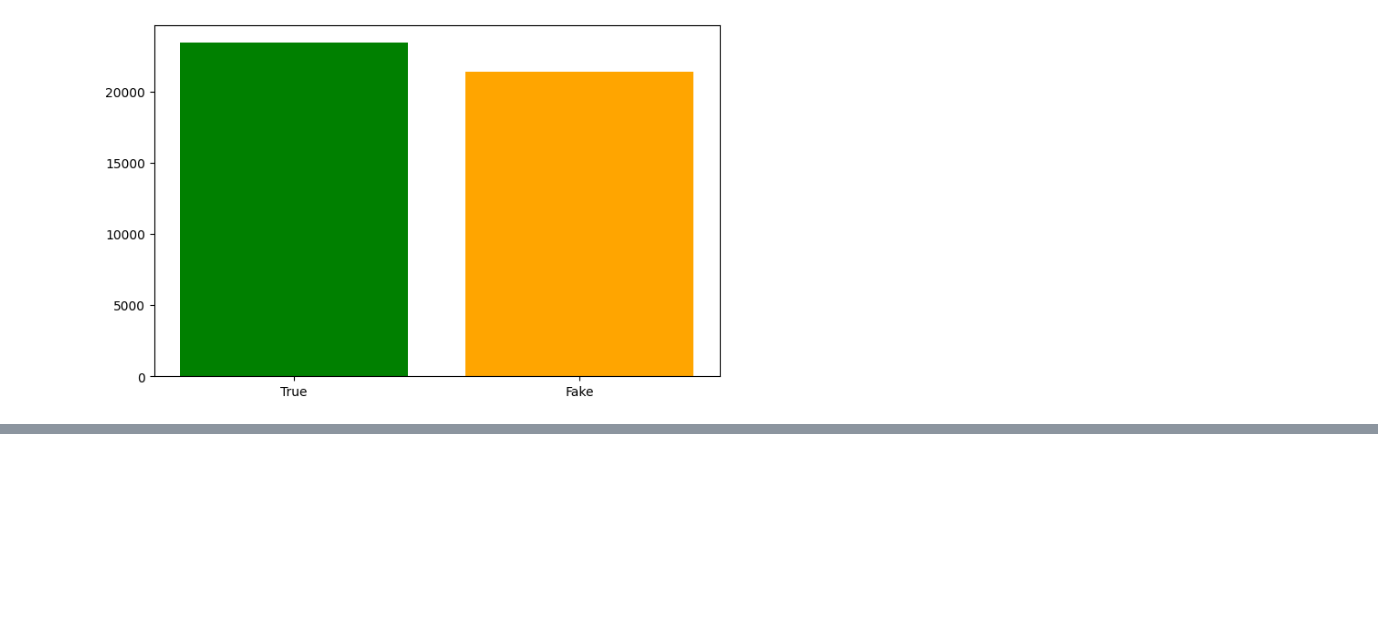
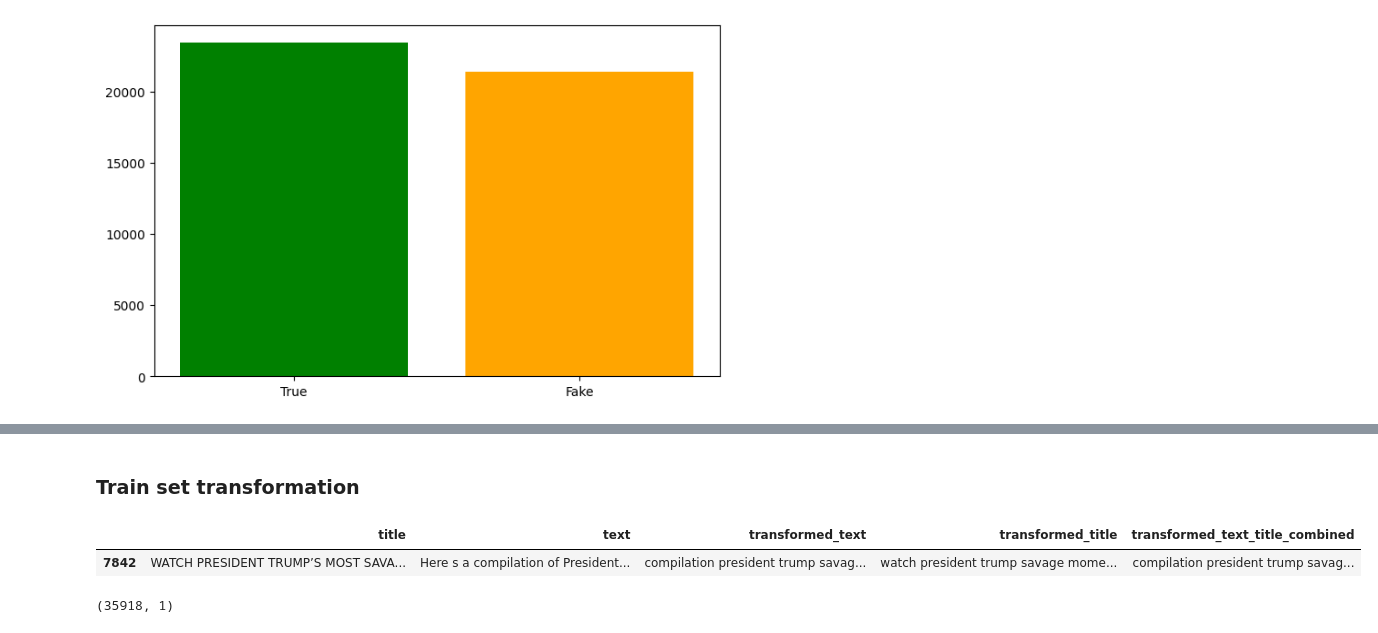
Before and after one commit to ShehabMagdy101/Fake-News-Sentiment-Detection-System-using-NLP-and-Transformers, a Jupyter notebook: notebooks/01_eda_preprocessing.ipynb, the cells around one changed output, grey strips where cells are left out. Cells and saved outputs as stored; diff of their text form; code cells hidden in the pictures; blank space fills up the shorter version.

```diff
--- a/notebooks/01_eda_preprocessing.ipynb
+++ b/notebooks/01_eda_preprocessing.ipynb
@@ -51,0 +95,9 @@ plt.show()
+# %%
+def remove_stopwords(tokens):
+    return [word for word in tokens if word not in stop_words]
+# %%
+# stemming
+from nltk.stem import PorterStemmer
+stemmer = PorterStemmer()
+def stem_words(tokens):
+    return [stemmer.stem(word) for word in tokens]
@@ -51,0 +125,16 @@ plt.show()
+# %% [markdown]
+### Train set transformation
+# %%
+X_train['transformed_text'] = X_train['text'].apply(lambda x: preprocess_text(x, stemming=False))
+X_train['transformed_title'] = X_train['title'].apply(lambda x: preprocess_text(x, stemming=False))
+X_train['transformed_text_title_combined'] = X_train['transformed_text'] + " " + X_train['transformed_title']
+X_train.sample()
+# %% [output]
+|  | title | text | transformed_text | transformed_title | transformed_text_title_combined |
+| 7842 | WATCH PRESIDENT TRUMP’S MOST SAVA... | Here s a compilation of President... | compilation president trump savag... | watch president trump savage mome... | compilation president trump savag... |
+# %%
+# save cleaned X_train
+X_train[['transformed_text_title_combined']].to_csv('../data/processed/splits transformed/X_train_clean.csv', index=False, encoding='utf-8', quoting=1)
+X_train[['transformed_text_title_combined']].shape
+# %% [output]
+(35918, 1)
```
Also changed, not shown: parts of 21 cells of this notebook, 15 other files.
